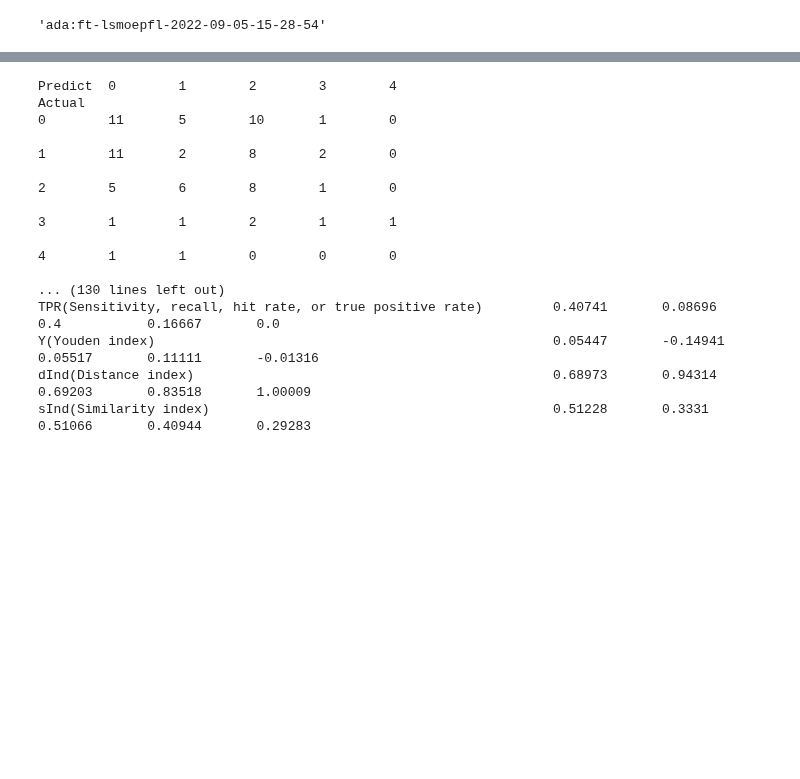
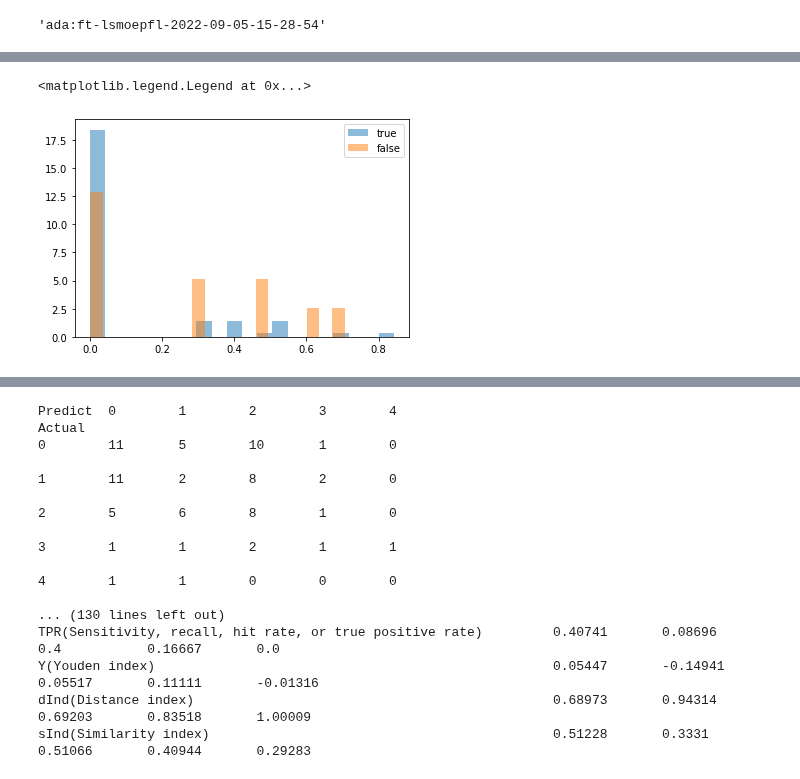
Before and after one commit to kjappelbaum/gpt3forchem, a Jupyter notebook: experiments/17_try_learning_w_smiles_augmentation.ipynb, the cells around one changed output, grey strips where cells are left out. Drawn from its saved outputs; the diff is of its cells as text; code cells hidden in the pictures; blank space fills up the shorter version.

```diff
--- a/experiments/17_try_learning_w_smiles_augmentation.ipynb
+++ b/experiments/17_try_learning_w_smiles_augmentation.ipynb
@@ -94,0 +89,17 @@ true_augmented = [int(e.split("@")[0]) for e in test_prompts["completion"]]
+# %%
+predictions_augmented = augmented_predictions.groupby('smiles').agg(['mean', 'std'])
+# %%
+predictions_augmented['error'] = np.abs(predictions_augmented['true']['mean'] - predictions_augmented['predictions']['mean'])
+# %%
+predictions_augmented['is_correct'] = (predictions_augmented['true']['mean'] == predictions_augmented['predictions']['mean'].apply(lambda x: round(x))).astype(int) # uses bankers rounding
+# %%
+true_std = predictions_augmented['predictions']['std'][predictions_augmented['true']['mean'] == predictions_augmented['predictions']['mean'].astype(int)]
+
+true_false = predictions_augmented['predictions']['std'][predictions_augmented['true']['mean'] != predictions_augmented['predictions']['mean'].astype(int)]
+# %%
+plt.hist(true_std, bins=20, alpha=0.5, label='true', density=True)
+plt.hist(true_false, bins=20, alpha=0.5, label='false',density=True)
+plt.legend()
+# %% [output]
+<matplotlib.legend.Legend at 0x...>
+[figure, added]
```
Also changed, not shown: parts of 21 cells of this notebook, 6 other files.
